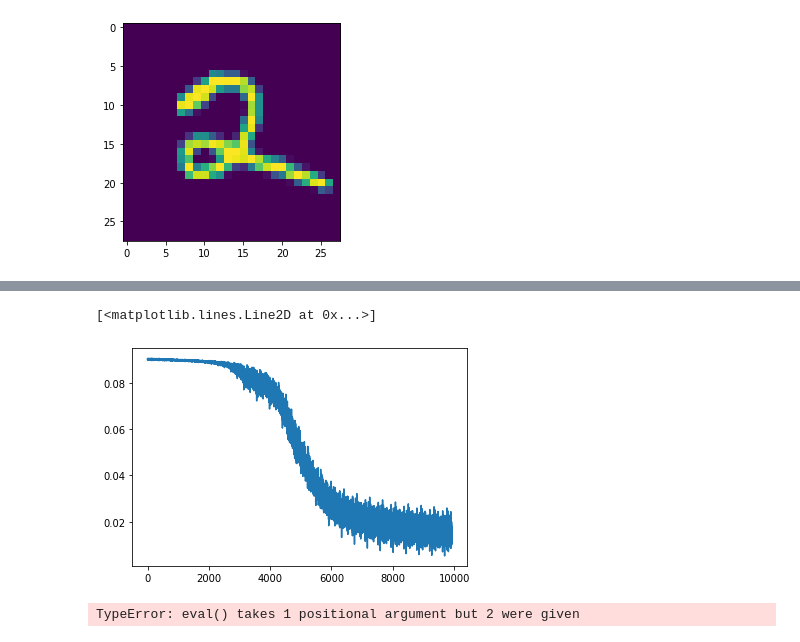
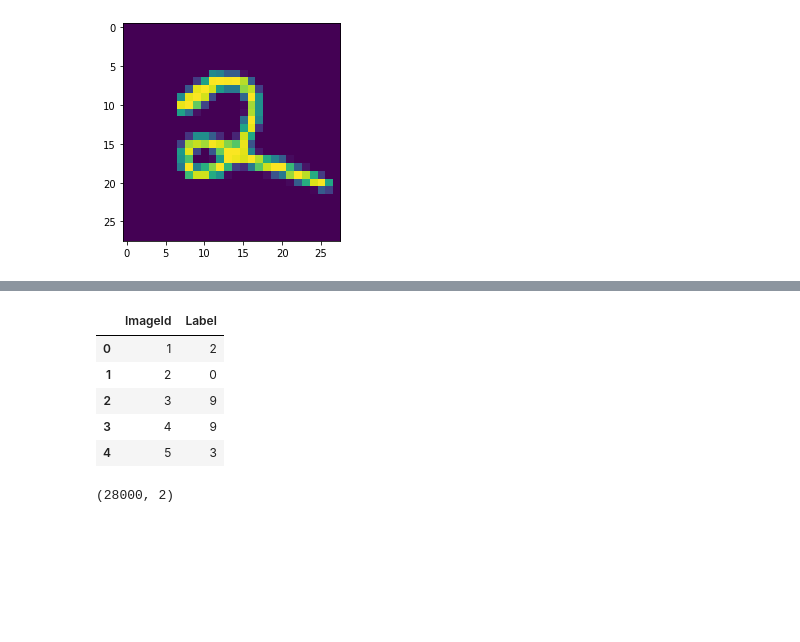
Before and after one commit to Adrg01/Digit-recognizer-, a Jupyter notebook: main.ipynb, the cells around one changed output, grey strips where cells are left out. Cells and saved outputs as stored; diff of their text form; code cells hidden in the pictures; blank space fills up the shorter version.

```diff
--- a/main.ipynb
+++ b/main.ipynb
@@ -132,9 +181,24 @@ new_list = [np.mean(loss_list[100*x:100*x+100]) for x in range(len(loss_list)//1
-# %%
-plt.plot(new_list)
-# %% [output]
-[<matplotlib.lines.Line2D at 0x...>]
-[figure, removed]
-# %%
-model.eval(image)
-# %% [output]
-TypeError: eval() takes 1 positional argument but 2 were given
+# %%
+data = torch.reshape(data, (data_len,1,1,28,28))
+sub = {'ImageId':[],'Label':[]}
+# %%
+for i in range(data_len):
+    image=data[i]
+    model(image)
+    sub['ImageId'].append(i+1)
+    sub['Label'].append(model.output)
+# %%
+sub_df = pd.DataFrame(sub)
+sub_df.to_csv('submission.csv',index=False)
+sub_df.head()
+# %% [output]
+|  | ImageId | Label |
+| 0 | 1 | 2 |
+| 1 | 2 | 0 |
+| 2 | 3 | 9 |
+| 3 | 4 | 9 |
+| 4 | 5 | 3 |
+# %%
+sub_df.shape
+# %% [output]
+(28000, 2)
```
Also changed, not shown: parts of 22 cells of this notebook.
